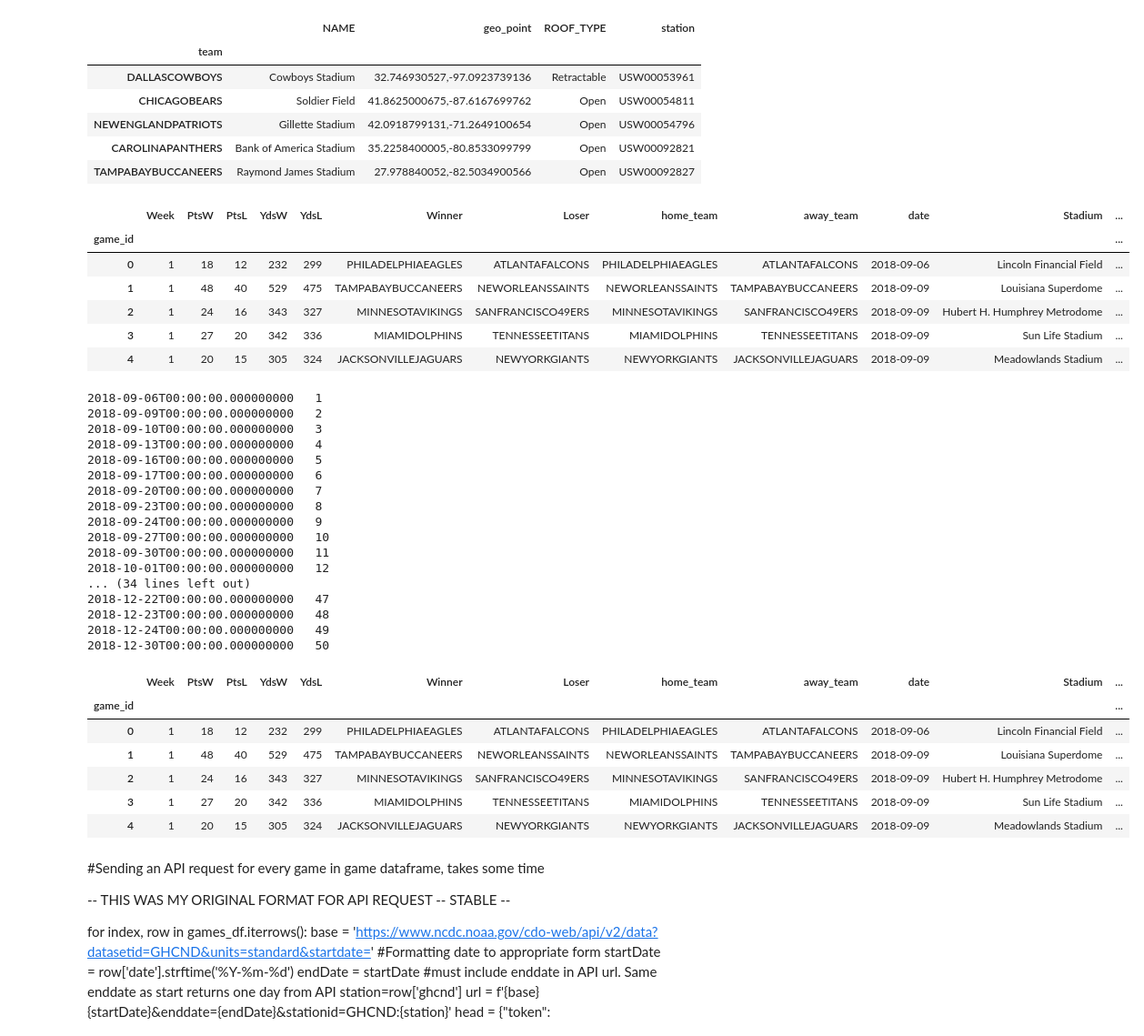
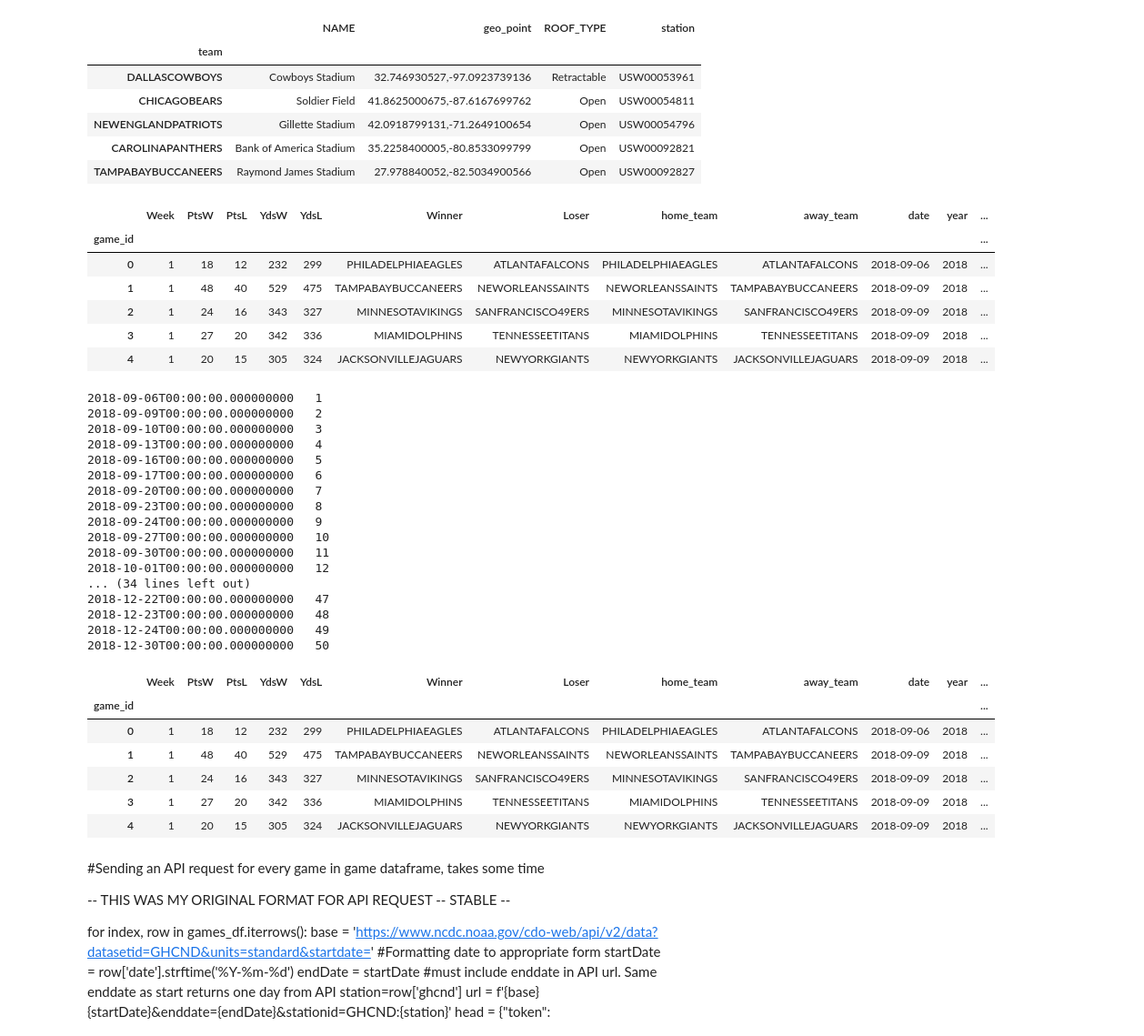
Before and after one commit to KevinKillman/ETL-Project, a Jupyter notebook: main_program.ipynb, the cells around one changed output. Shown at 91% size. Drawn from its saved outputs; the diff is of its cells as text; code cells hidden in the pictures.

```diff
--- a/main_program.ipynb
+++ b/main_program.ipynb
@@ -106,48 +114,49 @@ date_obj = []
 for index,row in games_df.iterrows():
     date_obj.append(dt.datetime.strptime(row['Date']+' 2018', '%B %d %Y'))
 games_df['Datetime Obj'] = date_obj
-
+games_df['year'] = [2018 for x in games_df['Date']]
 #Normalizing team names and looking up stadium and weather station
 stadium = []
 station = []
 for index,row in games_df.iterrows():
     team=''
     games_df.loc[index, 'Home Team'] = row['Home Team'].upper().replace(' ', '')
     games_df.loc[index, 'Winner'] = row['Winner'].upper().replace(' ', '')
     games_df.loc[index, 'Loser'] = row['Loser'].upper().replace(' ', '')
     games_df.loc[index, 'Away Team'] = row['Away Team'].upper().replace(' ', '')
     team = row['Home Team'].upper().replace(' ', '')
     #Due to SQL schema, teams that play at same stadium are lumped together in stadium database and dataframe
     if team == 'NEWYORKGIANTS' or team == 'NEWYORKJETS':
         team = 'NEWYORKGIANTS/NEWYORKJETS'
         stadium.append(stadium_df['NAME'].loc[team])
         station.append(stadium_df['station'].loc[team])
     elif team == 'LOSANGELESCHARGERS' or team == 'LOSANGELESRAMS':
         team = 'LOSANGELESCHARGERS/LOSANGELESRAMS'
         stadium.append(stadium_df['NAME'].loc[team])
         station.append(stadium_df['station'].loc[team])
     else:
         stadium.append(stadium_df['NAME'].loc[team])
         station.append(stadium_df['station'].loc[team])
 games_df['Stadium'] = stadium
 games_df['ghcnd'] = station
 games_df['total_pts'] = games_df['PtsW'] + games_df['PtsL']
 games_df['total_yds'] = games_df['YdsW'] + games_df['YdsL']
 games_df.drop(columns=['Date', 'Time'], inplace=True)
 #Normalizing column names
 games_df.rename(columns={'Home Team': 'home_team',
                          'Away Team':'away_team',
                          'Datetime Obj': 'date'}, inplace=True)
 games_df.head()
 # %% [output]
-|  | Week | PtsW | PtsL | YdsW | YdsL | Winner | Loser | home_team | away_team | date | Stadium | ... |
+|  | Week | PtsW | PtsL | YdsW | YdsL | Winner | Loser | home_team | away_team | date | year | ... |
 | game_id |  |  |  |  |  |  |  |  |  |  |  | ... |
-| 0 | 1 | 18 | 12 | 232 | 299 | PHILADELPHIAEAGLES | ATLANTAFALCONS | PHILADELPHIAEAGLES | ATLANTAFALCONS | 2018-09-06 | Lincoln Financial Field | ... |
-| 1 | 1 | 48 | 40 | 529 | 475 | TAMPABAYBUCCANEERS | NEWORLEANSSAINTS | NEWORLEANSSAINTS | TAMPABAYBUCCANEERS | 2018-09-09 | Louisiana Superdome | ... |
-| 2 | 1 | 24 | 16 | 343 | 327 | MINNESOTAVIKINGS | SANFRANCISCO49ERS | MINNESOTAVIKINGS | SANFRANCISCO49ERS | 2018-09-09 | Hubert H. Humphrey Metrodome | ... |
-| 3 | 1 | 27 | 20 | 342 | 336 | MIAMIDOLPHINS | TENNESSEETITANS | MIAMIDOLPHINS | TENNESSEETITANS | 2018-09-09 | Sun Life Stadium | ... |
-| 4 | 1 | 20 | 15 | 305 | 324 | JACKSONVILLEJAGUARS | NEWYORKGIANTS | NEWYORKGIANTS | JACKSONVILLEJAGUARS | 2018-09-09 | Meadowlands Stadium | ... |
+| 0 | 1 | 18 | 12 | 232 | 299 | PHILADELPHIAEAGLES | ATLANTAFALCONS | PHILADELPHIAEAGLES | ATLANTAFALCONS | 2018-09-06 | 2018 | ... |
+| 1 | 1 | 48 | 40 | 529 | 475 | TAMPABAYBUCCANEERS | NEWORLEANSSAINTS | NEWORLEANSSAINTS | TAMPABAYBUCCANEERS | 2018-09-09 | 2018 | ... |
+| 2 | 1 | 24 | 16 | 343 | 327 | MINNESOTAVIKINGS | SANFRANCISCO49ERS | MINNESOTAVIKINGS | SANFRANCISCO49ERS | 2018-09-09 | 2018 | ... |
+| 3 | 1 | 27 | 20 | 342 | 336 | MIAMIDOLPHINS | TENNESSEETITANS | MIAMIDOLPHINS | TENNESSEETITANS | 2018-09-09 | 2018 | ... |
+| 4 | 1 | 20 | 15 | 305 | 324 | JACKSONVILLEJAGUARS | NEWYORKGIANTS | NEWYORKGIANTS | JACKSONVILLEJAGUARS | 2018-09-09 | 2018 | ... |
 # %%
+# Requesting all station ids for a specific date, much quicker than original logic
 x=1
 for date in games_df['date'].unique():
     date_loc = games_df.loc[games_df['date'] == date]
@@ -184,13 +193,13 @@ games_df.head()
 2018-12-23T00:00:00.000000000   48
 2018-12-24T00:00:00.000000000   49
 2018-12-30T00:00:00.000000000   50
-|  | Week | PtsW | PtsL | YdsW | YdsL | Winner | Loser | home_team | away_team | date | Stadium | ... |
+|  | Week | PtsW | PtsL | YdsW | YdsL | Winner | Loser | home_team | away_team | date | year | ... |
 | game_id |  |  |  |  |  |  |  |  |  |  |  | ... |
-| 0 | 1 | 18 | 12 | 232 | 299 | PHILADELPHIAEAGLES | ATLANTAFALCONS | PHILADELPHIAEAGLES | ATLANTAFALCONS | 2018-09-06 | Lincoln Financial Field | ... |
-| 1 | 1 | 48 | 40 | 529 | 475 | TAMPABAYBUCCANEERS | NEWORLEANSSAINTS | NEWORLEANSSAINTS | TAMPABAYBUCCANEERS | 2018-09-09 | Louisiana Superdome | ... |
-| 2 | 1 | 24 | 16 | 343 | 327 | MINNESOTAVIKINGS | SANFRANCISCO49ERS | MINNESOTAVIKINGS | SANFRANCISCO49ERS | 2018-09-09 | Hubert H. Humphrey Metrodome | ... |
-| 3 | 1 | 27 | 20 | 342 | 336 | MIAMIDOLPHINS | TENNESSEETITANS | MIAMIDOLPHINS | TENNESSEETITANS | 2018-09-09 | Sun Life Stadium | ... |
-| 4 | 1 | 20 | 15 | 305 | 324 | JACKSONVILLEJAGUARS | NEWYORKGIANTS | NEWYORKGIANTS | JACKSONVILLEJAGUARS | 2018-09-09 | Meadowlands Stadium | ... |
+| 0 | 1 | 18 | 12 | 232 | 299 | PHILADELPHIAEAGLES | ATLANTAFALCONS | PHILADELPHIAEAGLES | ATLANTAFALCONS | 2018-09-06 | 2018 | ... |
+| 1 | 1 | 48 | 40 | 529 | 475 | TAMPABAYBUCCANEERS | NEWORLEANSSAINTS | NEWORLEANSSAINTS | TAMPABAYBUCCANEERS | 2018-09-09 | 2018 | ... |
+| 2 | 1 | 24 | 16 | 343 | 327 | MINNESOTAVIKINGS | SANFRANCISCO49ERS | MINNESOTAVIKINGS | SANFRANCISCO49ERS | 2018-09-09 | 2018 | ... |
+| 3 | 1 | 27 | 20 | 342 | 336 | MIAMIDOLPHINS | TENNESSEETITANS | MIAMIDOLPHINS | TENNESSEETITANS | 2018-09-09 | 2018 | ... |
+| 4 | 1 | 20 | 15 | 305 | 324 | JACKSONVILLEJAGUARS | NEWYORKGIANTS | NEWYORKGIANTS | JACKSONVILLEJAGUARS | 2018-09-09 | 2018 | ... |
 # %% [markdown]
 #Sending an API request for every game in game dataframe, takes some time
 
```
Also changed, not shown: parts of 10 cells of this notebook, 3 other files.
